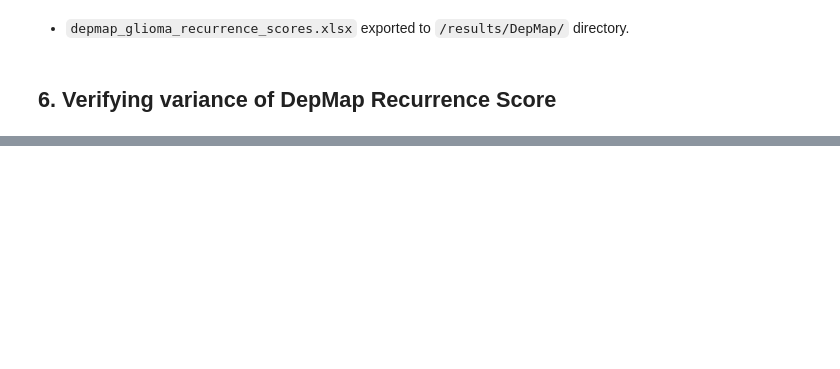
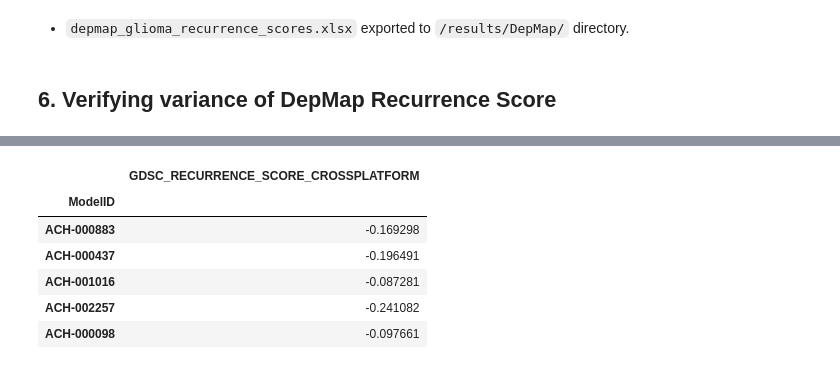
Before and after one commit to zuhany/cell_lines_pv_26, a Jupyter notebook: notebooks/GLASS.ipynb, the cells around one changed output, grey strips where cells are left out. Cells and saved outputs as stored; diff of their text form; code cells hidden in the pictures; blank space fills up the shorter version.

```diff
--- a/notebooks/GLASS.ipynb
+++ b/notebooks/GLASS.ipynb
@@ -5547,0 +4816,2 @@ plt.show()
+# %%
+gdsc_depmap_common_signature_genes = pd.Index(glass_gdsc_depmap_scoring_gene_universe.intersection(consensus_genes))
@@ -5547,0 +4821,3 @@ plt.show()
+# %%
+gdsc_glioma_exp_common = gdsc_glioma_exp.loc[:, gdsc_glioma_exp.columns.isin(gdsc_depmap_common_signature_genes)
+].copy()
@@ -5547,0 +4835,10 @@ plt.show()
+# %%
+glass_crossplatform_recurrence_score_gdsc.head()
+# %% [output]
+|  | GDSC_RECURRENCE_SCORE_CROSSPLATFORM |
+| ModelID |  |
+| ACH-000883 | -0.169298 |
+| ACH-000437 | -0.196491 |
+| ACH-001016 | -0.087281 |
+| ACH-002257 | -0.241082 |
+| ACH-000098 | -0.097661 |
```
Also changed, not shown: parts of 164 cells of this notebook, 41 other files.
